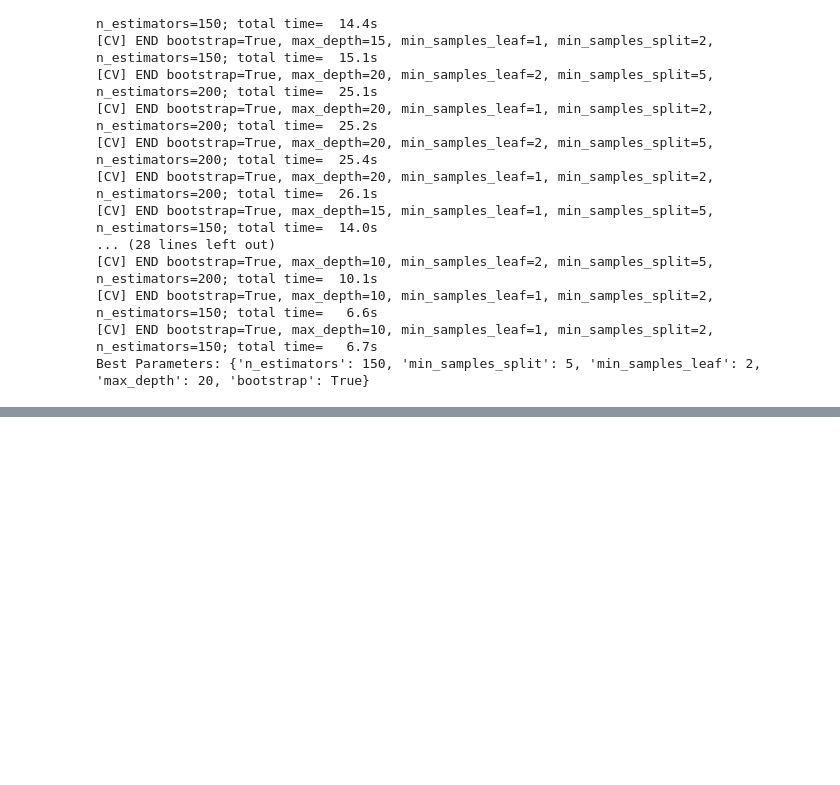
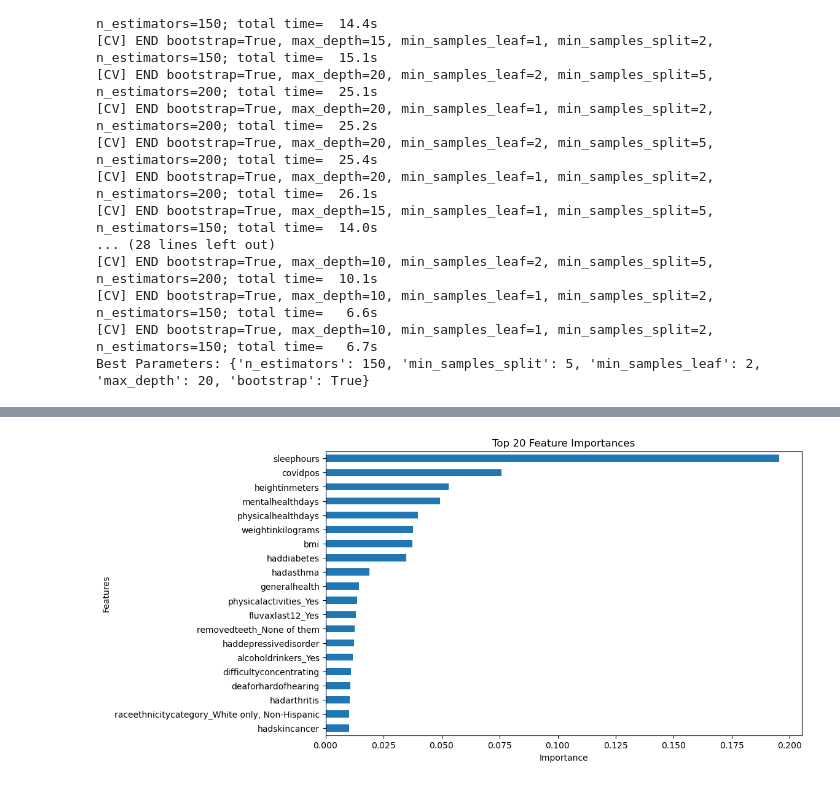
Before and after one commit to Lambton-AI-Group/heart_disease_prediction, a Jupyter notebook: Tuning/Hyperparameter_tuning.ipynb, the cells around one changed output, grey strips where cells are left out. Cells and saved outputs as stored; diff of their text form; code cells hidden in the pictures; blank space fills up the shorter version.

Commit message:
Train a Final Model Using These Parameters

```diff
--- a/Tuning/Hyperparameter_tuning.ipynb
+++ b/Tuning/Hyperparameter_tuning.ipynb
@@ -312,3 +312,18 @@ Fitting 2 folds for each of 20 candidates, totalling 40 fits
 [CV] END bootstrap=True, max_depth=10, min_samples_leaf=1, min_samples_split=2, n_estimators=150; total time=   6.6s
 [CV] END bootstrap=True, max_depth=10, min_samples_leaf=1, min_samples_split=2, n_estimators=150; total time=   6.7s
 Best Parameters: {'n_estimators': 150, 'min_samples_split': 5, 'min_samples_leaf': 2, 'max_depth': 20, 'bootstrap': True}
+# %%
+best_rf = RandomForestClassifier(
+    n_estimators=150,
+    min_samples_split=5,
+    min_samples_leaf=2,
+    max_depth=20,
+    bootstrap=True,
+    random_state=42,
+    n_jobs=-1  # Use all CPU cores
+)
+# %%
+X_train_sample = X_train_smote.sample(frac=0.3, random_state=42)
+y_train_sample = y_train_smote[X_train_sample.index]
+
+best_rf.fit(X_train_sample, y_train_sample)
@@ -314,0 +354,18 @@ Best Parameters: {'n_estimators': 150, 'min_samples_split': 5, 'min_samples_leaf
+# %%
+import pandas as pd
+import matplotlib.pyplot as plt
+
+# Sort features by importance
+feature_importances = pd.Series(best_rf.feature_importances_, index=X_train_smote.columns)
+top_features = feature_importances.sort_values(ascending=False).head(20)
+
+# Plot top features
+plt.figure(figsize=(10, 6))
+top_features.plot(kind='barh')
+plt.title("Top 20 Feature Importances")
+plt.xlabel("Importance")
+plt.ylabel("Features")
+plt.gca().invert_yaxis()  # Invert y-axis for descending order
+plt.show()
+# %% [output]
+[figure, added]
```
Also changed, not shown: parts of 2 cells of this notebook.
